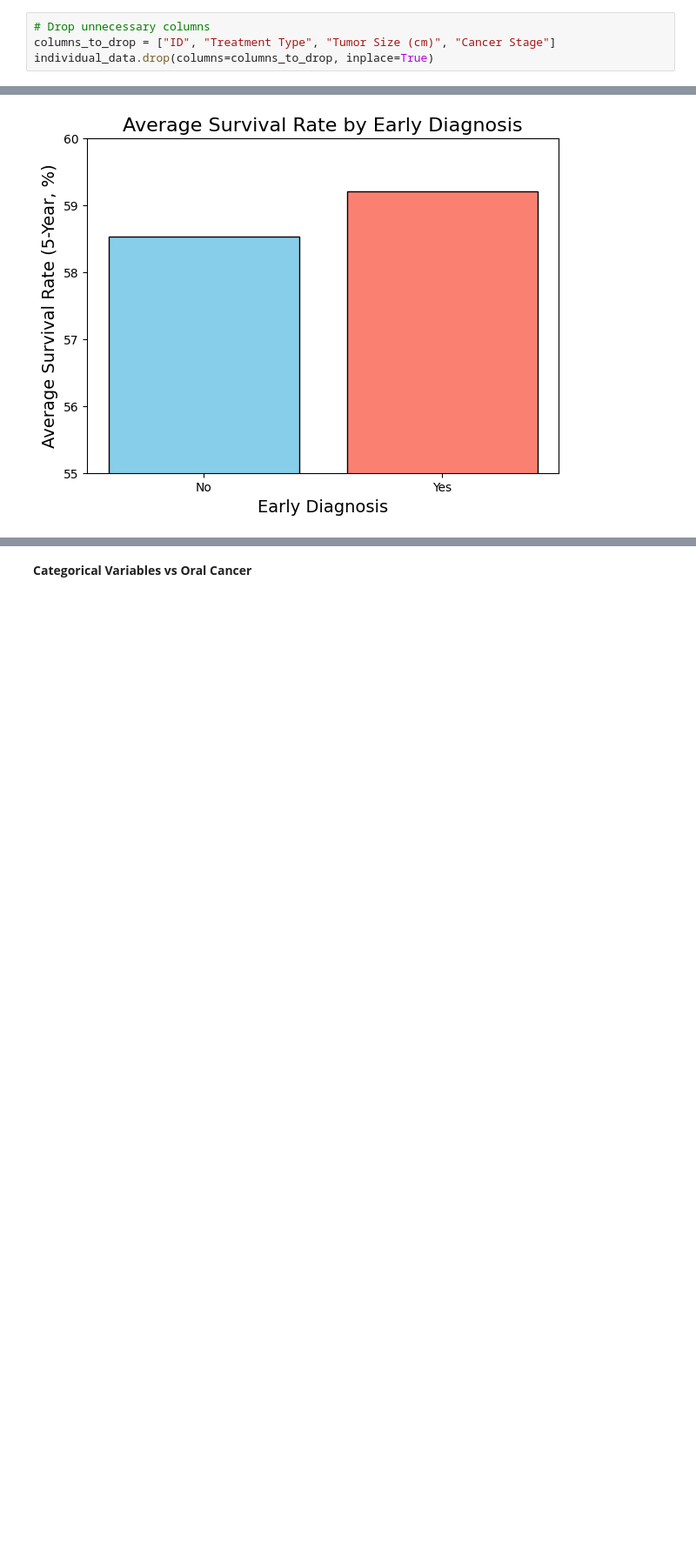
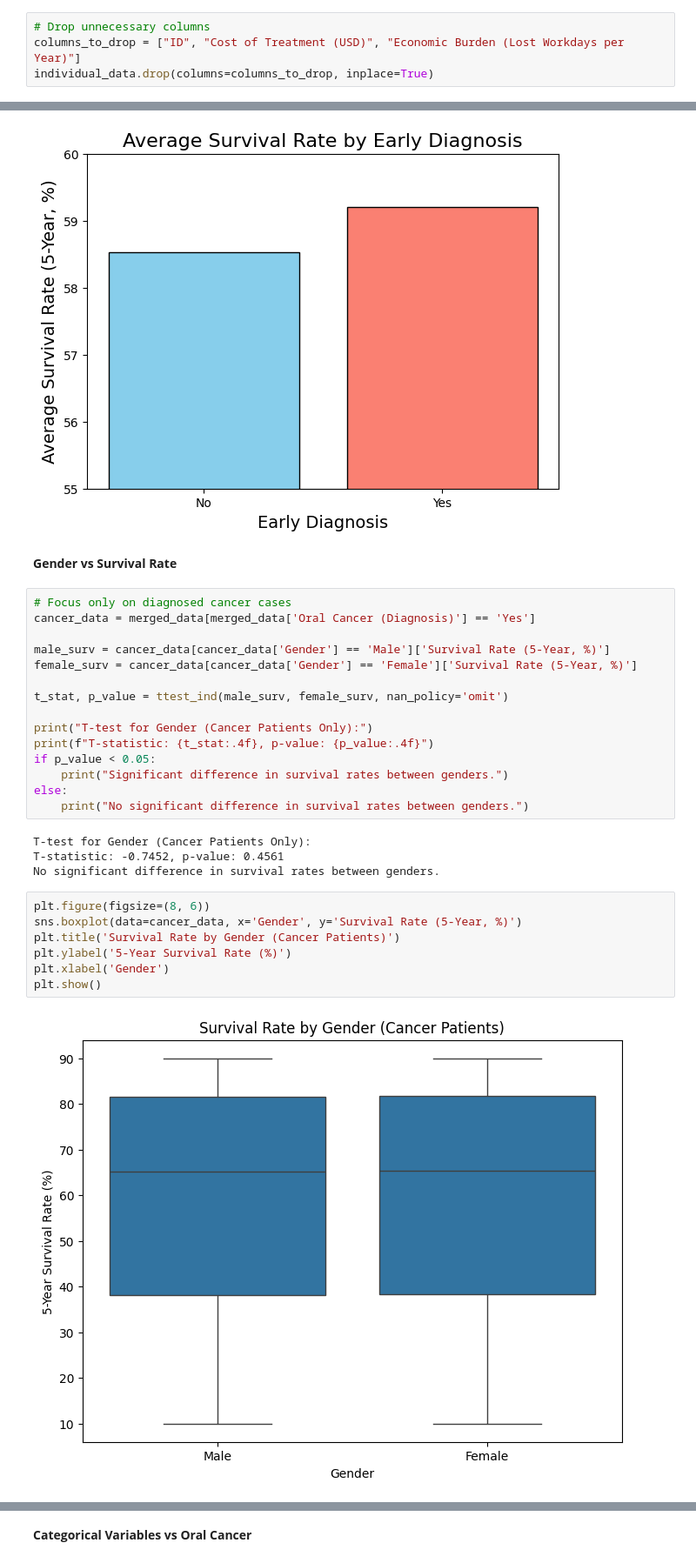
Before and after one commit to emreyoruk15/DSA_210_Term_Project, a Jupyter notebook: Project/main.ipynb, the cells around one changed output, grey strips where cells are left out. Shown at 87% size. Drawn from its saved outputs; the diff is of its cells as text; blank space fills up the shorter version.

Commit message:
New hypothesis tests are done and ML models are applied

```diff
--- a/Project/main.ipynb
+++ b/Project/main.ipynb
@@ -28,6 +33,6 @@ display(individual_data.head())
 # %%
 # Drop unnecessary columns
-columns_to_drop = ["ID", "Treatment Type", "Tumor Size (cm)", "Cancer Stage"]
+columns_to_drop = ["ID", "Cost of Treatment (USD)", "Economic Burden (Lost Workdays per Year)"]
 individual_data.drop(columns=columns_to_drop, inplace=True)
 # %%
 display(health_expenditure.head())
@@ -192,3 +195,33 @@ plt.ylim(55, 60)  # Set y-axis limits for better visibility
 plt.show()
 # %% [output]
 [figure]
+# %% [markdown]
+**Gender vs Survival Rate**
+# %%
+# Focus only on diagnosed cancer cases
+cancer_data = merged_data[merged_data['Oral Cancer (Diagnosis)'] == 'Yes']
+
+male_surv = cancer_data[cancer_data['Gender'] == 'Male']['Survival Rate (5-Year, %)']
+female_surv = cancer_data[cancer_data['Gender'] == 'Female']['Survival Rate (5-Year, %)']
+
+t_stat, p_value = ttest_ind(male_surv, female_surv, nan_policy='omit')
+
+print("T-test for Gender (Cancer Patients Only):")
+print(f"T-statistic: {t_stat:.4f}, p-value: {p_value:.4f}")
+if p_value < 0.05:
+    print("Significant difference in survival rates between genders.")
+else:
+    print("No significant difference in survival rates between genders.")
+# %% [output]
+T-test for Gender (Cancer Patients Only):
+T-statistic: -0.7452, p-value: 0.4561
+No significant difference in survival rates between genders.
+# %%
+plt.figure(figsize=(8, 6))
+sns.boxplot(data=cancer_data, x='Gender', y='Survival Rate (5-Year, %)')
+plt.title('Survival Rate by Gender (Cancer Patients)')
+plt.ylabel('5-Year Survival Rate (%)')
+plt.xlabel('Gender')
+plt.show()
+# %% [output]
+[figure, added]
```
Also changed, not shown: parts of 22 cells of this notebook.
